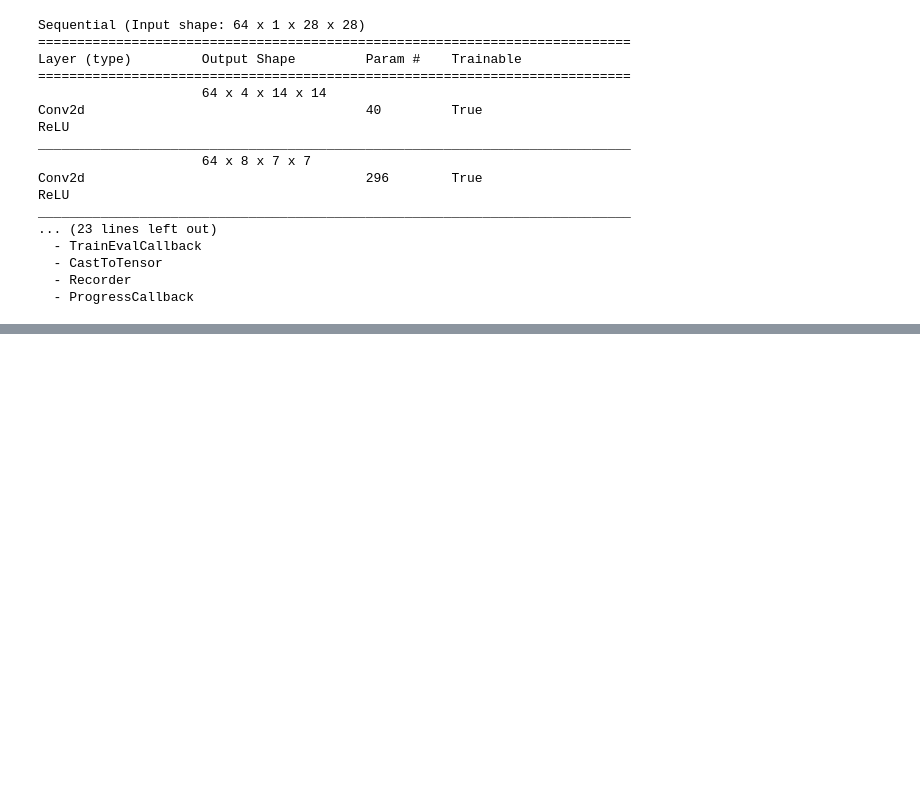
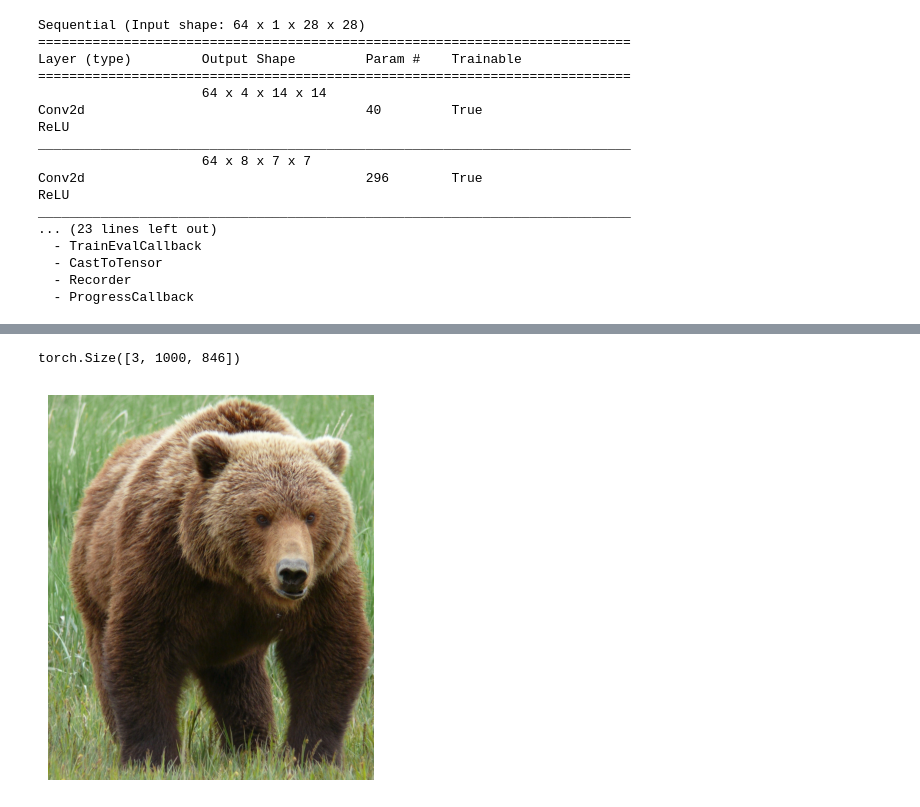
Before and after one commit to flyinacres/fastai-coursework, a Jupyter notebook: fast-13.ipynb, the cells around one changed output, grey strips where cells are left out. Cells and saved outputs as stored; diff of their text form; code cells hidden in the pictures; blank space fills up the shorter version.

```diff
--- a/fast-13.ipynb
+++ b/fast-13.ipynb
@@ -261,0 +262,9 @@ learn.fit_one_cycle(2, 0.01)
+# %%
+im = image2tensor(Image.open(image_bear()))
+im.shape
+# %% [output]
+torch.Size([3, 1000, 846])
+# %%
+show_image(im);
+# %% [output]
+[figure, added]
```
Also changed, not shown: parts of 10 cells of this notebook.
